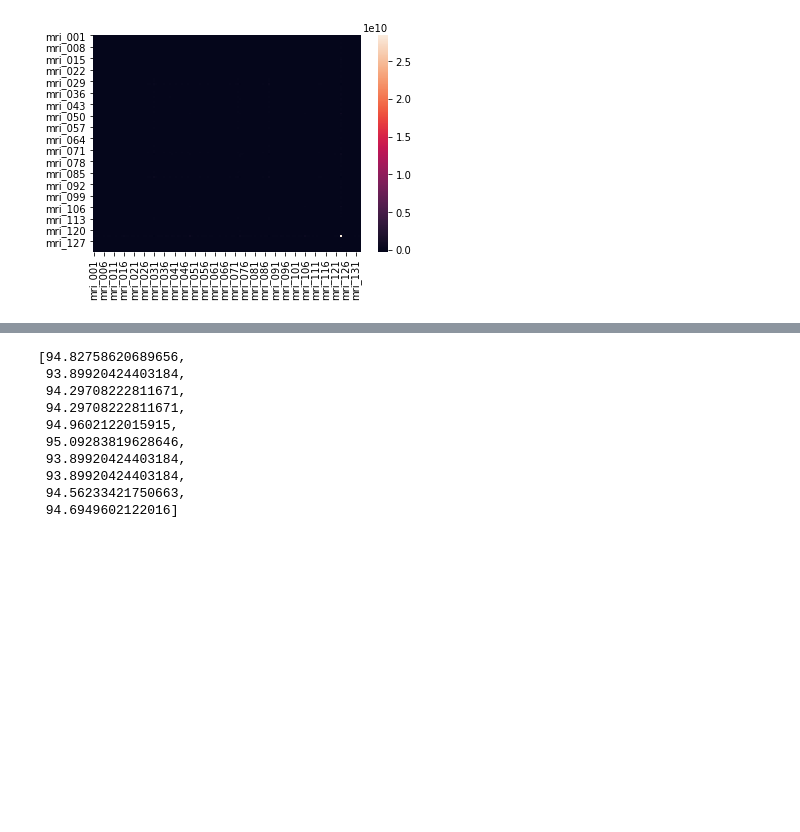
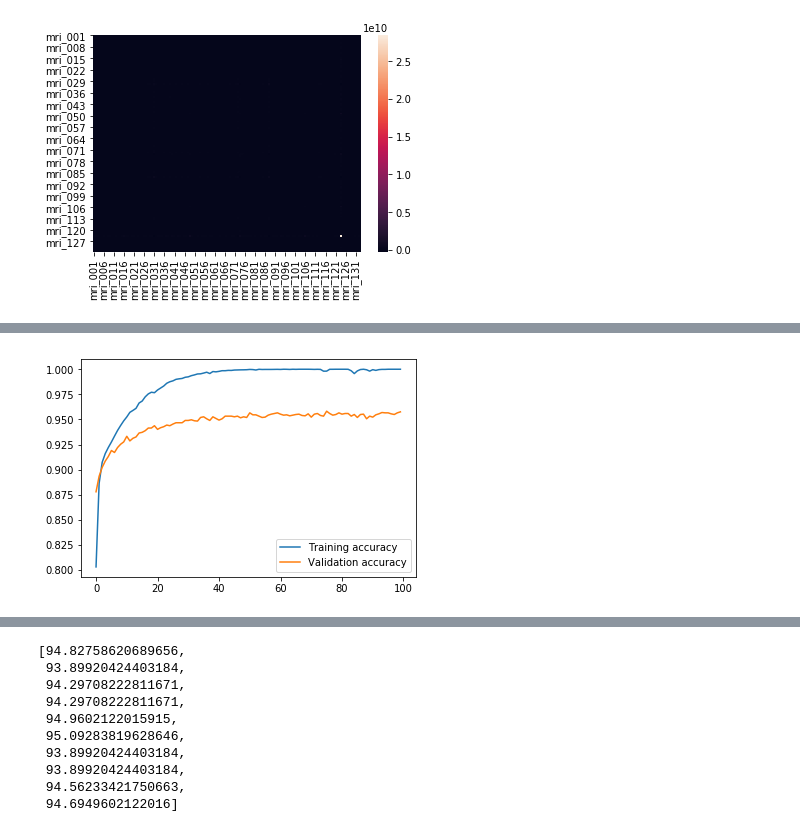
Before and after one commit to kvsaboo/CS598JP_CourseProject, a Jupyter notebook: CS598JP-CourseProject.ipynb, the cells around one changed output, grey strips where cells are left out. Saved outputs shown, nothing was run; the diff lists cells and outputs as text; code cells hidden in the pictures; blank space fills up the shorter version.

```diff
--- a/CS598JP-CourseProject.ipynb
+++ b/CS598JP-CourseProject.ipynb
@@ -182,0 +162,7 @@ dlmodel.evaluate(testing_X, testing_Y)
+# %%
+plt.plot(epoch_arr, np.mean(train_acc, axis=0), label='Training accuracy')
+plt.plot(epoch_arr, np.mean(val_acc, axis=0), label='Validation accuracy')
+plt.legend()
+plt.show()
+# %% [output]
+[figure, added]
```
Also changed, not shown: parts of 15 cells of this notebook, 1 other file.
